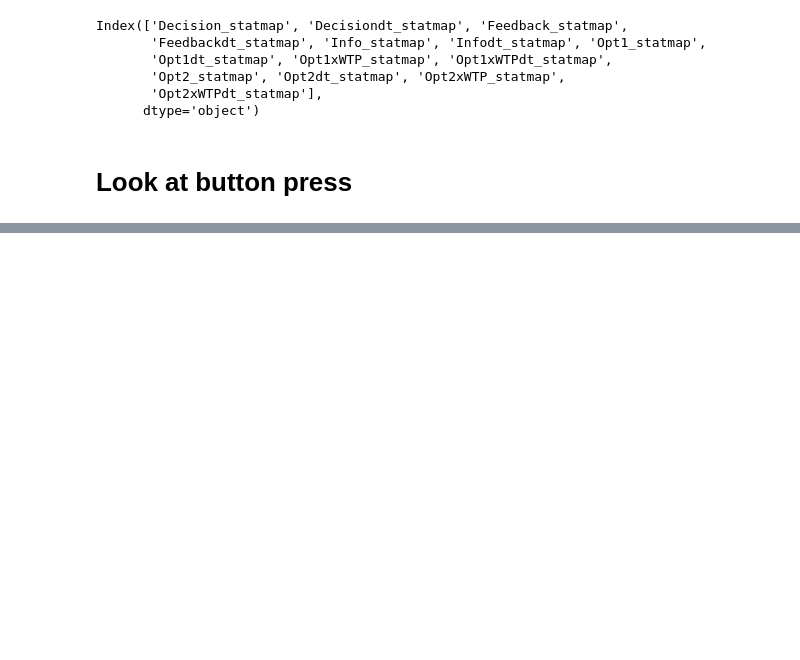
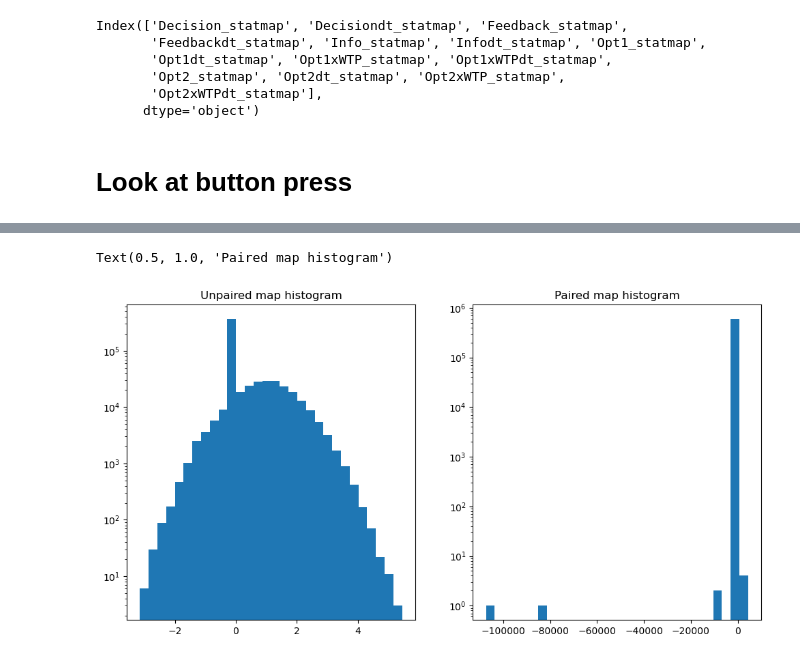
Before and after one commit to hugofluhr/learning-habits-analysis, a Jupyter notebook: notebooks/social-risk_second_lvl.ipynb, the cells around one changed output, grey strips where cells are left out. Drawn from its saved outputs; the diff is of its cells as text; code cells hidden in the pictures; blank space fills up the shorter version.

```diff
--- a/notebooks/social-risk_second_lvl.ipynb
+++ b/notebooks/social-risk_second_lvl.ipynb
@@ -129 +154,10 @@ WTP_WB_zmap = second_level_model_sc.compute_contrast(contrast_vector, output_typ
+# %%
+_, axs = plt.subplots(1, 2, figsize=(12, 6))
+axs[0].hist(unpaired_map.get_fdata().ravel(), bins=30, log=True)
+axs[0].set_title("Unpaired map histogram")
+axs[1].hist(paired_map.get_fdata().ravel(), bins=30, log=True)
+axs[1].set_title("Paired map histogram")
+# %% [output]
+Text(0.5, 1.0, 'Paired map histogram')
+[figure, added]
 # %%
```
Also changed, not shown: parts of 9 cells of this notebook.
